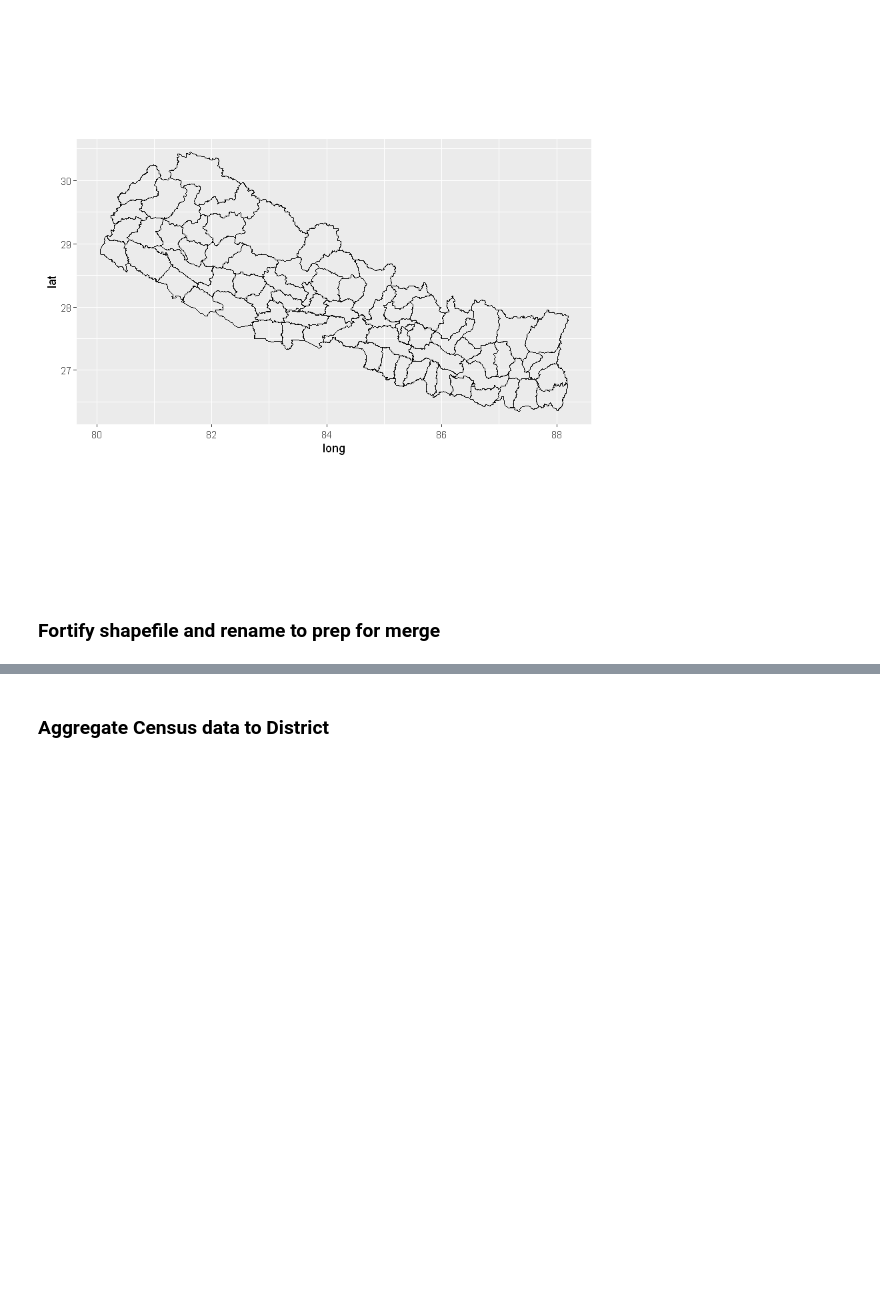
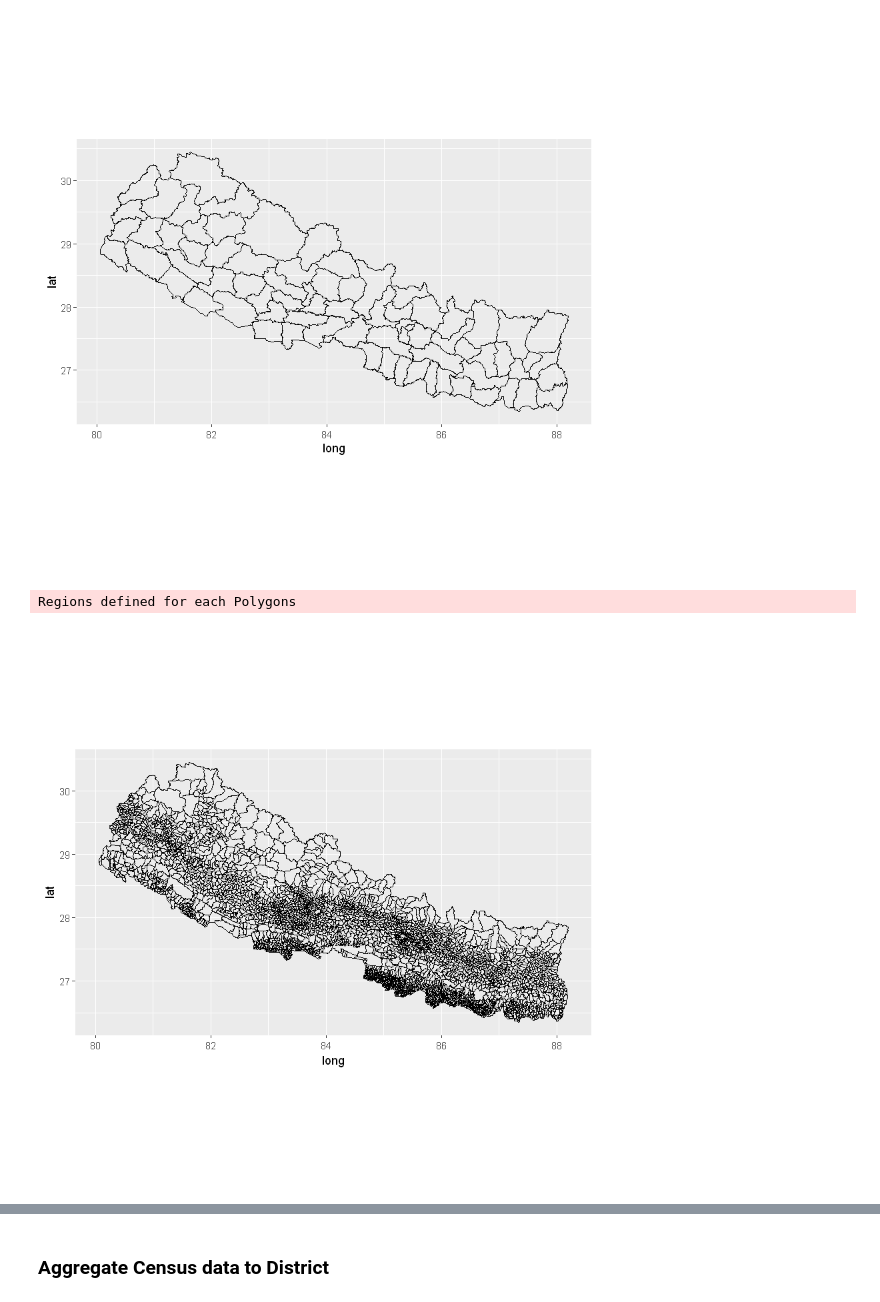
Before and after one commit to apoorvalal/census-data, a Jupyter notebook: notebooks/chloropleth_maps.ipynb, the cells around one changed output, grey strips where cells are left out. Drawn from its saved outputs; the diff is of its cells as text; code cells hidden in the pictures; blank space fills up the shorter version.

```diff
--- a/notebooks/chloropleth_maps.ipynb
+++ b/notebooks/chloropleth_maps.ipynb
@@ -66,6 +48,9 @@ attached base packages:
 # %%
+# all data is online
 dist = readRDS(gzcon(url('http://biogeo.ucdavis.edu/data/gadm2.8/rds/NPL_adm3.rds')))
+vdc  = readRDS(gzcon(url('http://biogeo.ucdavis.edu/data/gadm2.8/rds/NPL_adm4.rds')))
 census_data=readr::read_csv('https://raw.githubusercontent.com/apoorvalal/census-data/master/districts_complete.csv')
+names(census_data) = tolower(names(census_data))
 # %% [output]
 Warning message:
 "Duplicated column names deduplicated: 'OTHERS' => 'OTHERS_1' [17], 'NOT_STATED' => 'NOT_STATED_1' [18], 'OTHERS' => 'OTHERS_2' [23], 'NOT_STATED' => 'NOT_STATED_2' [24], 'NOT_STATED' => 'NOT_STATED_3 ...
@@ -94,5 +77,8 @@ ggplot(data=dist)+geom_path(aes(x=long,y=lat,group=group))+coord_fixed(1.1)
 # %% [output]
 Regions defined for each Polygons
 [figure]
-# %% [markdown]
-### Fortify shapefile and rename to prep for merge
+# %%
+ggplot(data=vdc)+geom_path(aes(x=long,y=lat,group=group))+coord_fixed(1.1)
+# %% [output]
+Regions defined for each Polygons
+[figure, added]
```
Also changed, not shown: parts of 24 cells of this notebook.
